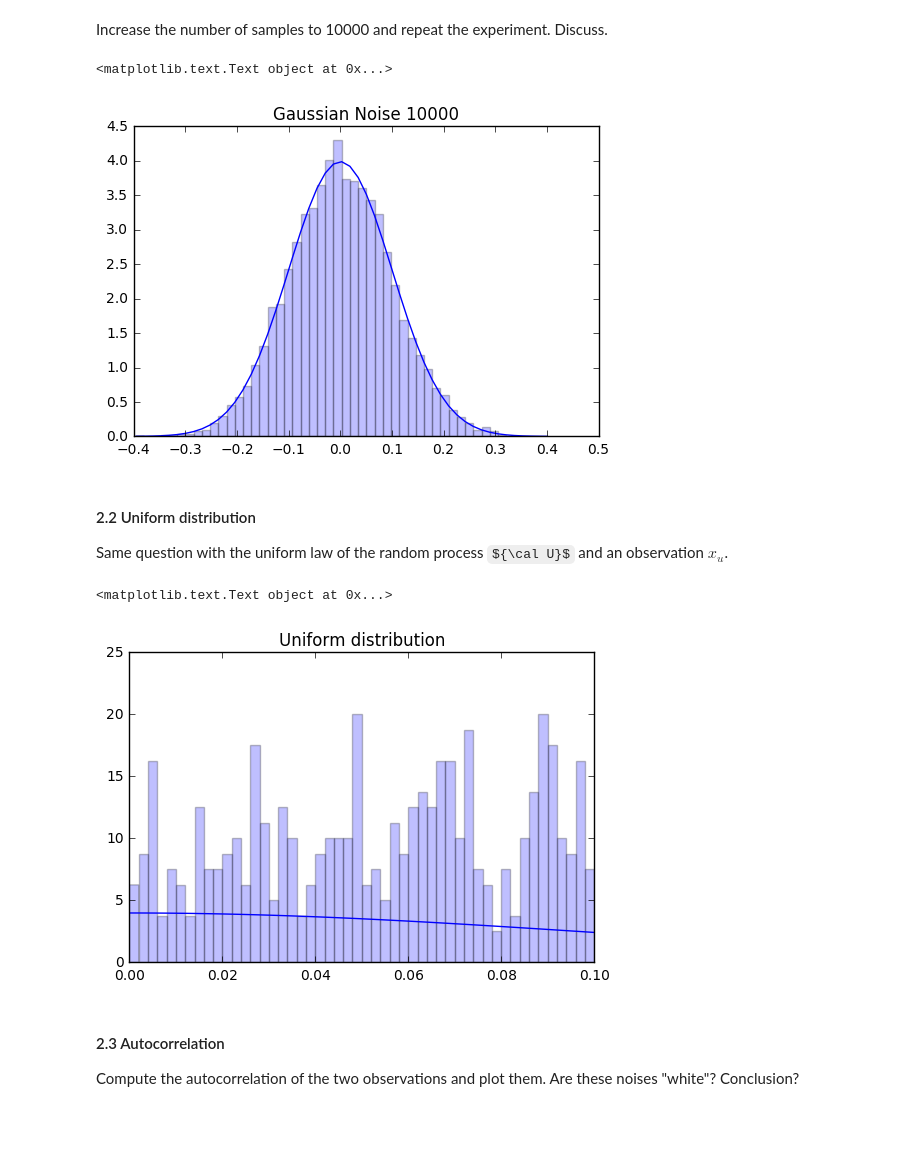
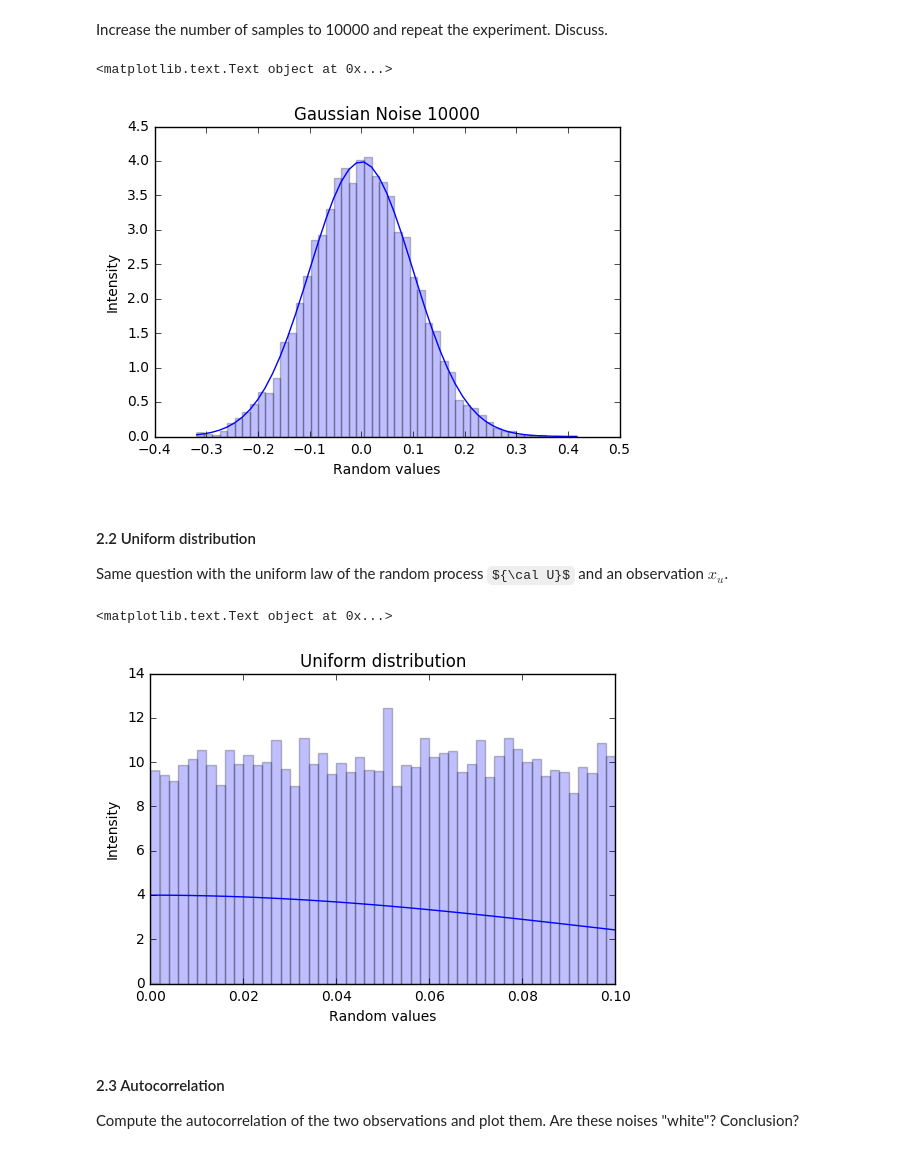
Before and after one commit to Ivan-Mikhailov/DSP-TP-1617, a Jupyter notebook: Lab1/python/Lab1.ipynb, the cells around one changed output. Drawn from its saved outputs; the diff is of its cells as text; code cells hidden in the pictures; some formulas as TeX source; blank space fills up the shorter version.

```diff
--- a/Lab1/python/Lab1.ipynb
+++ b/Lab1/python/Lab1.ipynb
@@ -233,15 +236,11 @@ plt.title('Gaussian Noise 1000')
 
 Increase the number of samples to 10000 and repeat the experiment. Discuss.
 # %%
-# Define the mean and standard deviation
-# Define the mean and standard deviation
 mu,sigma, N= 0, 0.1, 10000
 
 grandom=np.random.normal(mu,sigma, (N, ))
-# np.random.normal(mu, sigma, (N, ))
 
 # Plot the histogram
-#n, bins, patches = plt.hist(..., 50, normed=1, alpha=0.25)
 n, bins, patches = plt.hist(grandom, 50, normed=1, alpha=0.25)
 
 # Plot the distribution
@@ -252,30 +251,38 @@ distri = norm.pdf(bins, mu, sigma)
 plt.plot(bins,distri, color='b')
 
 plt.title('Gaussian Noise 10000')
+
+plt.xlabel(r'Random values')
+plt.ylabel(r'Intensity')
+
+
+#With the increased number of samples, distribution becomes smoother, approaching that of a gaussian curve
 # %% [output]
 <matplotlib.text.Text object at 0x...>
-[figure, old version]
+[figure, new version]
 # %% [markdown]
 #### 2.2 Uniform distribution
 Same question with the uniform law of the random process ${\cal U}$ and an observation $x_u$.
 # %%
 # Define the number of samples to draw
-mu,sigma, N= 0, 0.1, 400
+mu,sigma, N= 0, 0.1, 10000
 
 grandom=np.random.uniform(mu,sigma, (N, ))
 
 n, bins, patches = plt.hist(grandom, 50, normed=1, alpha=0.25)
 
 from scipy.stats import norm
 distri = norm.pdf(bins, mu, sigma)
 
 plt.plot(bins,distri, color='b')
 
 
 plt.title('Uniform distribution')
+plt.xlabel(r'Random values')
+plt.ylabel(r'Intensity')
 # %% [output]
 <matplotlib.text.Text object at 0x...>
-[figure, old version]
+[figure, new version]
 # %% [markdown]
 #### 2.3 Autocorrelation
 Compute the autocorrelation of the two observations and plot them. Are these noises "white"? Conclusion?
```
Also changed, not shown: parts of 5 cells of this notebook.
